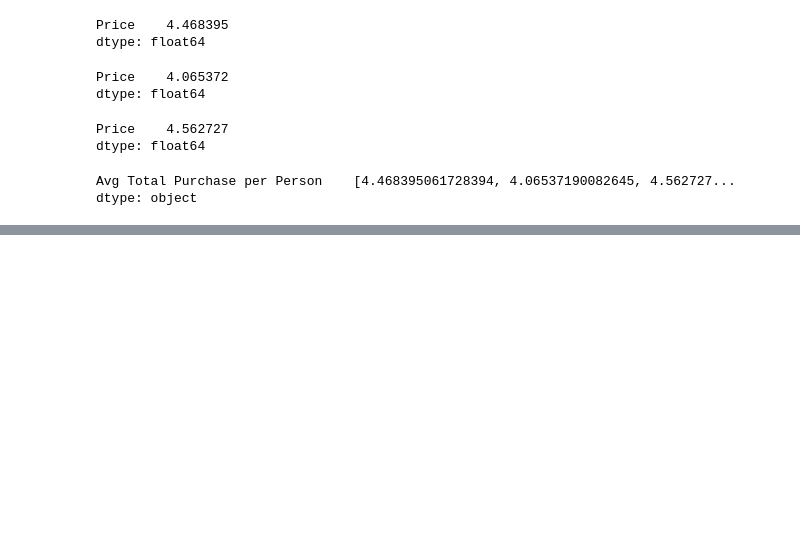
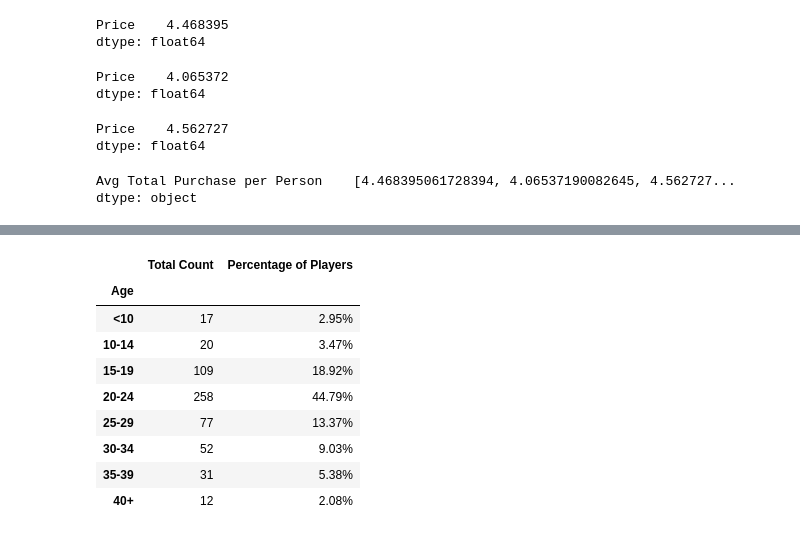
Before and after one commit to 1der4k/Pandas-Challenge, a Jupyter notebook: HeroesOfPymoli/purchases_analysis.ipynb, the cells around one changed output, grey strips where cells are left out. Drawn from its saved outputs; the diff is of its cells as text; code cells hidden in the pictures; blank space fills up the shorter version.

```diff
--- a/HeroesOfPymoli/purchases_analysis.ipynb
+++ b/HeroesOfPymoli/purchases_analysis.ipynb
@@ -286,0 +298,8 @@ purchasing_groupby_gender_df
+# %%
+user_age_df = purchasing_data_df[["SN","Age"]]
+unique_user_age_df = user_age_df.drop_duplicates(subset="SN", keep="first")
+unique_user_age_df["Age"] = pd.cut(unique_user_age_df["Age"],bins, labels = labels, include_lowest=True )
+unique_user_age_df
+unique_user_groupby_age = unique_user_age_df.groupby("Age")
+unique_user_groupby_age_df = pd.DataFrame(unique_user_groupby_age.count())
+unique_user_groupby_age_df
@@ -286,0 +322,17 @@ purchasing_groupby_gender_df
+# %%
+percentage_by_age= unique_user_groupby_age_df["SN"]/unique_user_groupby_age_df["SN"].sum() * 100
+unique_user_groupby_age_df["Percentage of Players"] = percentage_by_age
+unique_user_groupby_age_df = unique_user_groupby_age_df.rename(columns={"SN":"Total Count"})
+unique_user_groupby_age_df["Percentage of Players"] = unique_user_groupby_age_df["Percentage of Players"].map("{:.2f}%".format)
+unique_user_groupby_age_df
+# %% [output]
+|  | Total Count | Percentage of Players |
+| Age |  |  |
+| <10 | 17 | 2.95% |
+| 10-14 | 20 | 3.47% |
+| 15-19 | 109 | 18.92% |
+| 20-24 | 258 | 44.79% |
+| 25-29 | 77 | 13.37% |
+| 30-34 | 52 | 9.03% |
+| 35-39 | 31 | 5.38% |
+| 40+ | 12 | 2.08% |
```
Also changed, not shown: parts of 5 cells of this notebook.
